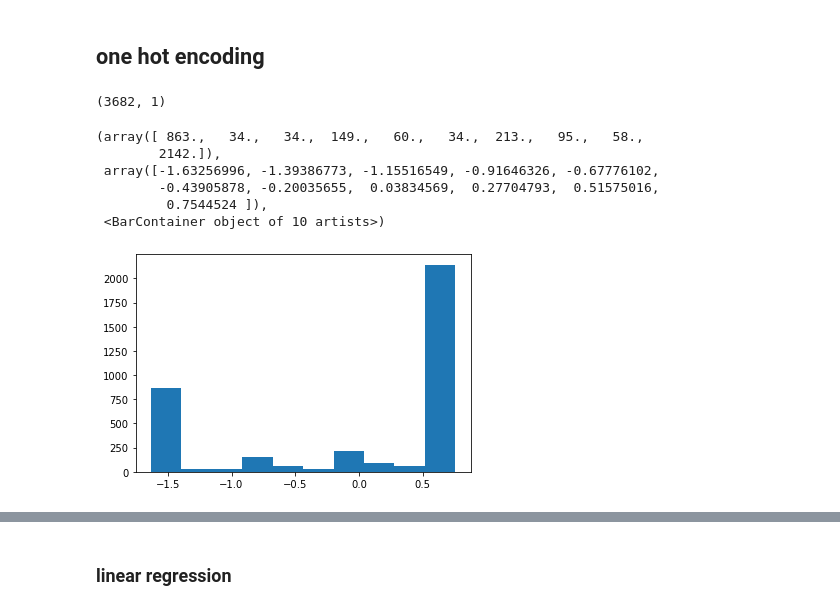
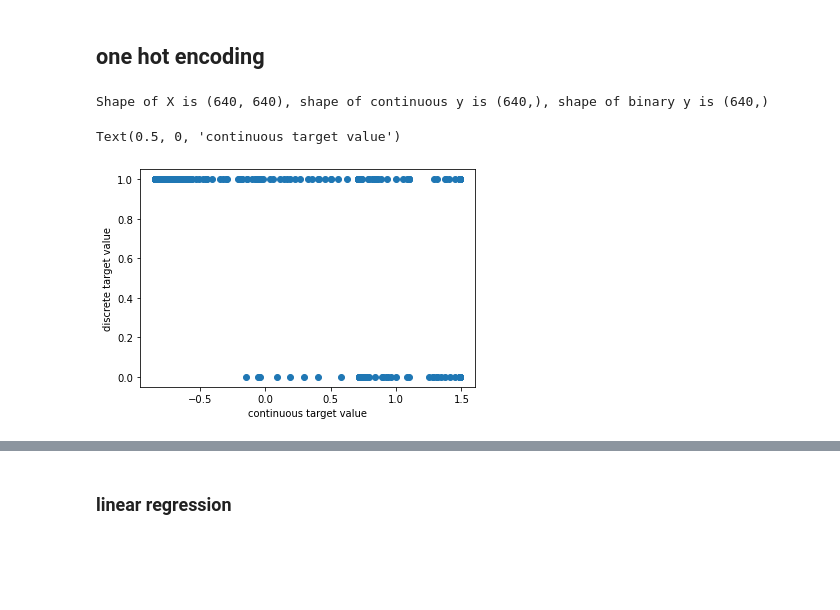
Before and after one commit to marshallcase/titeseq, a Jupyter notebook: kinney modeling.ipynb, the cells around one changed output, grey strips where cells are left out. Saved outputs shown, nothing was run; the diff lists cells and outputs as text; code cells hidden in the pictures; blank space fills up the shorter version.

```diff
--- a/kinney modeling.ipynb
+++ b/kinney modeling.ipynb
@@ -76,6 +140,5 @@ y = continuous_data['Kd'].values
 # %%
 continuous_data.index = continuous_data['CDR1H_AA'] + '_' + continuous_data['CDR3H_AA']
-continuous_data['Kd'] = continuous_data[['fit_KD_1','fit_KD_2','fit_KD_3']].mean(axis=1)
-continuous_data = continuous_data[['Kd']]
+continuous_data.index.name = 'sequence'
 continuous_data
 # %% [output]
@@ -94,0 +159,12 @@ continuous_data
+# %%
+#aggregate and average replicate Kd values
+replicates = [1,2,3]
+df1 = pd.DataFrame(index=continuous_data.index.unique(),columns=continuous_data.columns)
+continuous_data['Kds'] = continuous_data[['fit_KD_' + str(r) for r in replicates]].values.tolist()
+df1['Kds'] = continuous_data.groupby('sequence')['Kds'].apply(lambda x: list([item for sublist in x for item in sublist]))
+df1 = df1.drop(columns=df1.columns[:-1])
+df1['Kds'] = df1['Kds'].apply(lambda x: [i for i in x if not np.isnan(i)])
+df1['mean'] = df1['Kds'].apply(lambda x: np.nanmean(x))
+df1['count'] = df1['Kds'].apply(lambda x: len(x))
+continuous_data = df1
+continuous_data.sort_values('count',ascending=False)
@@ -95,27 +186,25 @@ continuous_data
 # %% [markdown]
 ## one hot encoding
 # %%
+#encode the sequences limited by the binary dataset into one hot encodings and get the corresponding y vectors for both continuous and binary labels
 enc = OneHotEncoder()
-seq = np.array(continuous_data.index.values).reshape(-1,1)
+seq = np.array(binary_data.index.values).reshape(-1,1)
 encoded = enc.fit(seq)
 X = encoded.transform(seq).toarray()
-y = continuous_data['Kd'].values
+y_continuous = continuous_data.loc[binary_data.index.values]['mean'].values
+y_binary = binary_data.loc[binary_data.index.values]['label'].values
+# %%
+print(f'Shape of X is {X.shape}, shape of continuous y is {y_continuous.shape}, shape of binary y is {y_binary.shape}')
+# %% [output]
+Shape of X is (640, 640), shape of continuous y is (640,), shape of binary y is (640,)
 # %%
 #scale output
 scaler = StandardScaler()
-y_tr = scaler.fit_transform(y.reshape(-1, 1))
+y_continuous = scaler.fit_transform(y_continuous.reshape(-1, 1))
-# %%
-X.shape
-y_tr.shape
-# %% [output]
-(3682, 1)
 # %%
-plt.hist(y_tr)
+plt.scatter(y_continuous,y_binary) #box and whisker? or shift the data points with some noise to see the density
+plt.ylabel('discrete target value')
+plt.xlabel('continuous target value')
 # %% [output]
-(array([ 863.,   34.,   34.,  149.,   60.,   34.,  213.,   95.,   58.,
-        2142.]),
- array([-1.63256996, -1.39386773, -1.15516549, -0.91646326, -0.67776102,
-        -0.43905878, -0.20035655,  0.03834569,  0.27704793,  0.51575016,
-         0.7544524 ]),
- <BarContainer object of 10 artists>)
+Text(0.5, 0, 'continuous target value')
-[figure, old version]
+[figure, new version]
```
Also changed, not shown: parts of 32 cells of this notebook, 2 other files.
